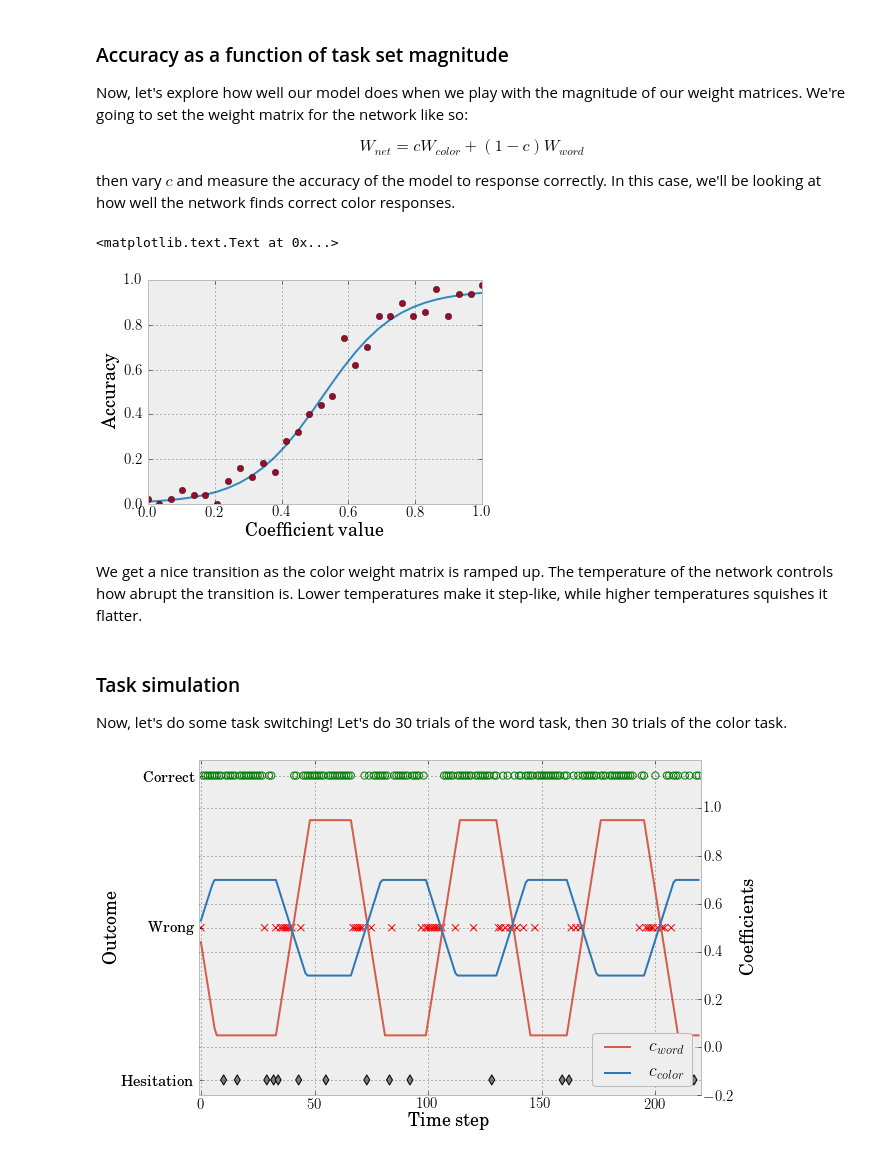
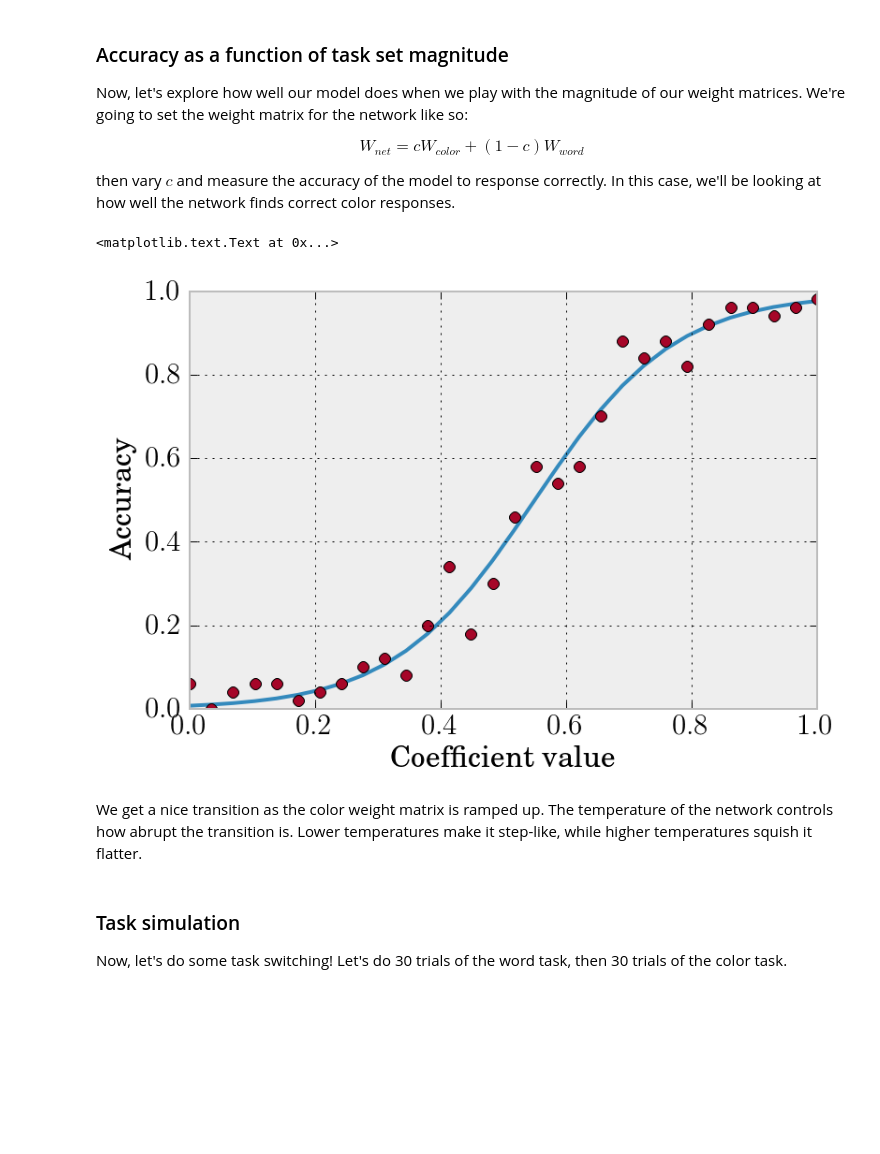
Before and after one commit to mcleonard/task_switch, a Jupyter notebook: Task switching simulation.ipynb, the cells around one changed output. Drawn from its saved outputs; the diff is of its cells as text; code cells hidden in the pictures; blank space fills up the shorter version.

```diff
--- a/Task switching simulation.ipynb
+++ b/Task switching simulation.ipynb
@@ -151,16 +154,17 @@ accs, coeffs = accs[~np.isnan(accs)], coeffs[~np.isnan(accs)]
 # %%
 params, cov = curve_fit(sigmoid, coeffs, accs)
 x_0, A, b = params
 
-plot(coeffs, sigmoid(coeffs, x_0, A, b))
-plot(coeffs, accs, 'o')
-xlabel("Coefficient value")
-ylabel("Accuracy")
+fig, ax = plt.subplots()
+ax.plot(coeffs, sigmoid(coeffs, x_0, A, b))
+ax.plot(coeffs, accs, 'o')
+ax.set_xlabel("Coefficient value")
+ax.set_ylabel("Accuracy")
 # %% [output]
 <matplotlib.text.Text at 0x...>
-[figure, old version]
+[figure, new version]
 # %% [markdown]
-We get a nice transition as the color weight matrix is ramped up.  The temperature of the network controls how abrupt the transition is.  Lower temperatures make it step-like, while higher temperatures squishes it flatter.
+We get a nice transition as the color weight matrix is ramped up.  The temperature of the network controls how abrupt the transition is.  Lower temperatures make it step-like, while higher temperatures squish it flatter.
 # %% [markdown]
 <h3> Task simulation </h3>
 
@@ -177,32 +181,3 @@ for ii, (word, color) in enumerate(stims):
     if outcome == -1:
         sim.update_W()
         response, outcome = sim.run_trial(word, color)
-# %%
-fig, ax1 = plt.subplots(figsize=(9,6))
-
-outcomes = np.array(sim.Sim.outcome)
-good = np.where(outcomes==1)[0]
-bad = np.where(outcomes==0)[0]
-pause = np.where(outcomes==-1)[0]
-
-ax1.scatter(good, [1]*len(good), marker='o', facecolor='none', edgecolor='g', s=50)
-ax1.scatter(bad, [0]*len(bad), marker='x', c='r', s=50)
-ax1.scatter(pause, [-1]*len(pause), marker='d', c='grey', s=50)
-ax1.set_xlabel('Time step')
-ax1.set_ylabel('Outcome')
-ax1.set_yticks([-1, 0, 1])
-ax1.set_yticklabels(['Hesitation','Wrong', 'Correct'])
-ax1.set_ylim((-1.1, 1.1))
-
-colors = cm.RdBu((50, 220))
-labels = [r'c_color', r'c_word']
-ax2 = ax1.twinx()
-lines = ax2.plot(sim.Sim.W_coeffs)
-for line, color in zip(lines, colors):
-    line.set_color(color)
-ax2.set_ylabel('Coefficients')
-ax2.set_ylim((-0.2,1.2))
-ax2.set_xlim((-1,len(outcomes)))
-_ = ax2.legend((r"$\displaystyle c_{word}$", r"$\displaystyle c_{color}$"), loc='lower right', fontsize=18)
-# %% [output]
-[figure, removed]
```
Also changed, not shown: parts of 12 cells of this notebook.
